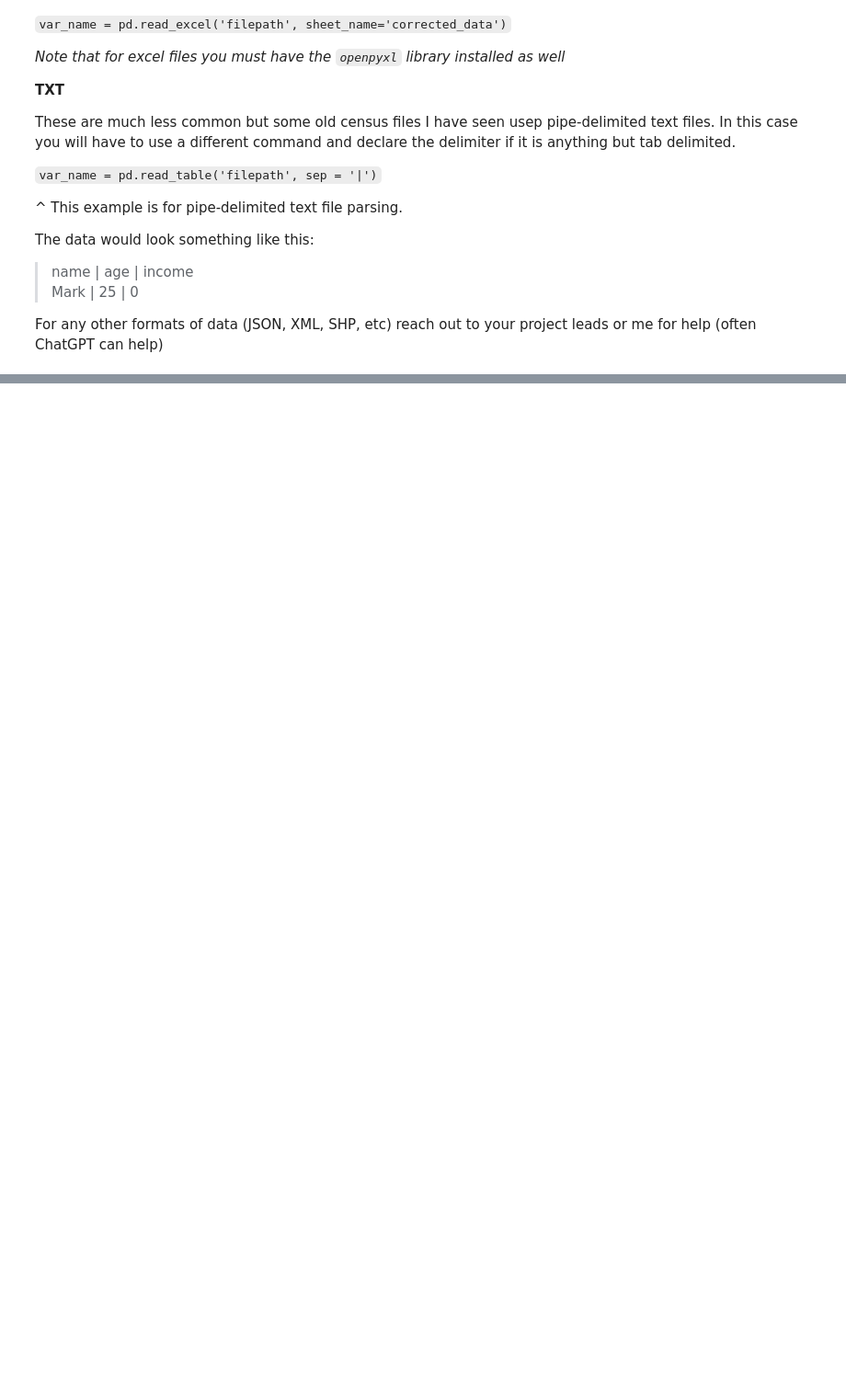
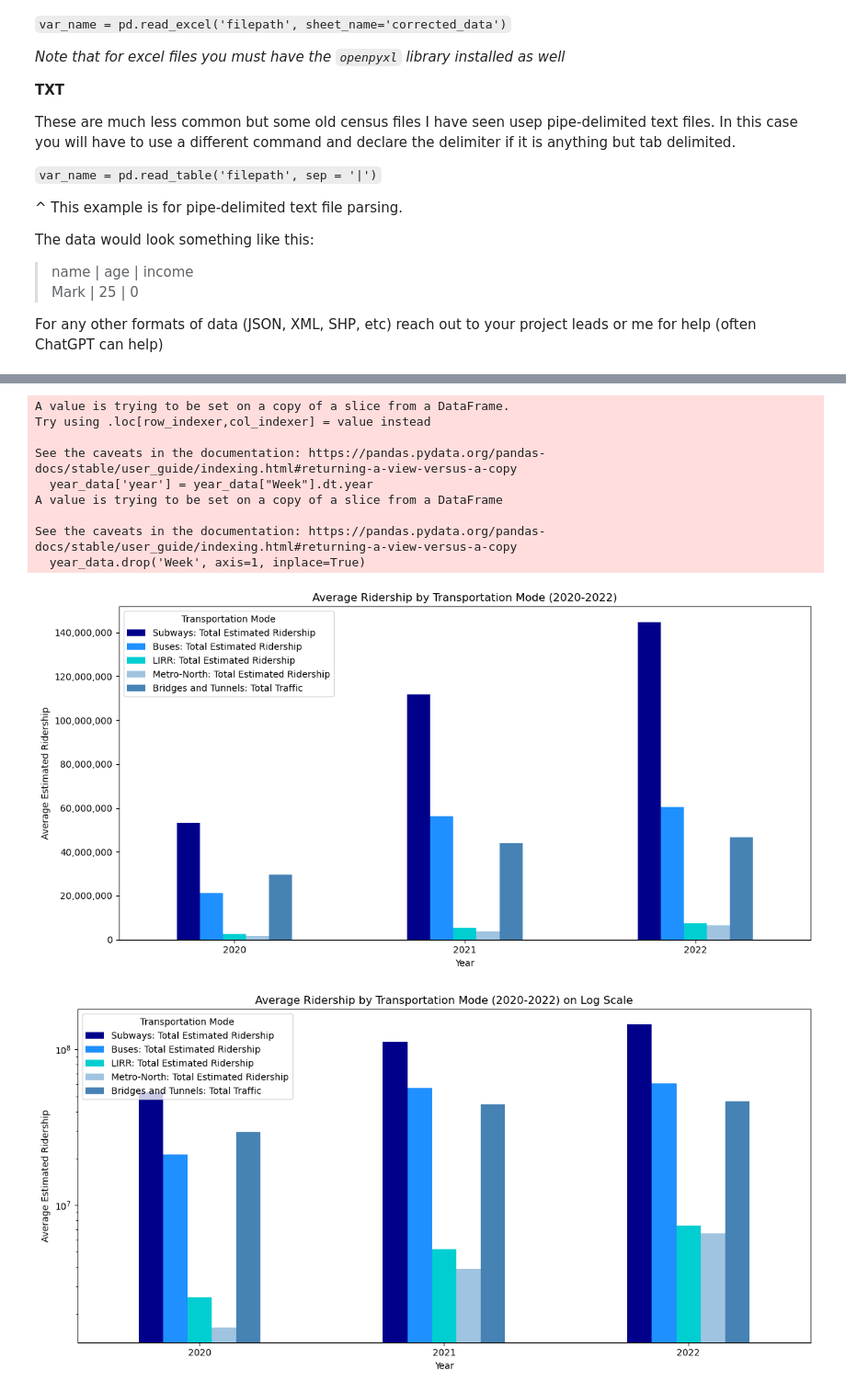
Before and after one commit to jmccormick7/JoEQuantitativeTraining, a Jupyter notebook: DataVis/effective_data_visualizations.ipynb, the cells around one changed output, grey strips where cells are left out. Shown at 92% size. Cells and saved outputs as stored; diff of their text form; code cells hidden in the pictures; blank space fills up the shorter version.

```diff
--- a/DataVis/effective_data_visualizations.ipynb
+++ b/DataVis/effective_data_visualizations.ipynb
@@ -128,0 +187,54 @@ plt.show()
+# %%
+"""Dark Blue: #00008B
+Dodger Blue: #1E90FF
+Pale Turquoise 3: #00CED1
+Light Steel Blue 3: #A0C4E0
+Sky Blue 4: #4682B4
+Gray 49: #7B7B7B"""
+colors = ["#00008B", "#1E90FF", "#00CED1", "#A0C4E0", "#4682B4"]
+year_data = data[data["Week"].dt.year.isin([2020, 2021, 2022])]
+year_data['year'] = year_data["Week"].dt.year
+year_data.drop('Week', axis=1, inplace=True)
+year_data = year_data.groupby(['year']).agg({
+    'Subways: Total Estimated Ridership': 'sum',
+    'Buses: Total Estimated Ridership': 'sum',
+    'LIRR: Total Estimated Ridership': 'sum',
+    'Metro-North: Total Estimated Ridership': 'sum',
+    'Bridges and Tunnels: Total Traffic': 'sum'
+}).reset_index()
+
+
+
+year_data.plot(x='year', kind='bar', figsize=(12, 6), color=colors)
+plt.title('Average Ridership by Transportation Mode (2020-2022)')
+plt.xlabel('Year')
+plt.ylabel('Average Estimated Ridership')
+plt.gca().yaxis.set_major_formatter(ticker.StrMethodFormatter('{x:,.0f}'))
+plt.xticks(rotation=0)
+plt.legend(title='Transportation Mode')
+plt.tight_layout()
+plt.show()
+
+### Log Scale
+year_data.plot(x='year', kind='bar', figsize=(12, 6), color=colors)
+plt.title('Average Ridership by Transportation Mode (2020-2022) on Log Scale')
+plt.xlabel('Year')
+plt.ylabel('Average Estimated Ridership')
+plt.gca().yaxis.set_major_formatter(ticker.StrMethodFormatter('{x:,.0f}'))
+plt.xticks(rotation=0)
+plt.yscale("log")
+plt.legend(title='Transportation Mode')
+plt.tight_layout()
+plt.show()
+# %% [output]
+A value is trying to be set on a copy of a slice from a DataFrame.
+Try using .loc[row_indexer,col_indexer] = value instead
+
+See the caveats in the documentation: https://pandas.pydata.org/pandas-docs/stable/user_guide/indexing.html#returning-a-view-versus-a-copy
+  year_data['year'] = year_data["Week"].dt.year
+A value is trying to be set on a copy of a slice from a DataFrame
+
+See the caveats in the documentation: https://pandas.pydata.org/pandas-docs/stable/user_guide/indexing.html#returning-a-view-versus-a-copy
+  year_data.drop('Week', axis=1, inplace=True)
+[figure, added]
+[figure, added]
```
Also changed, not shown: parts of 12 cells of this notebook, 5 other files.
